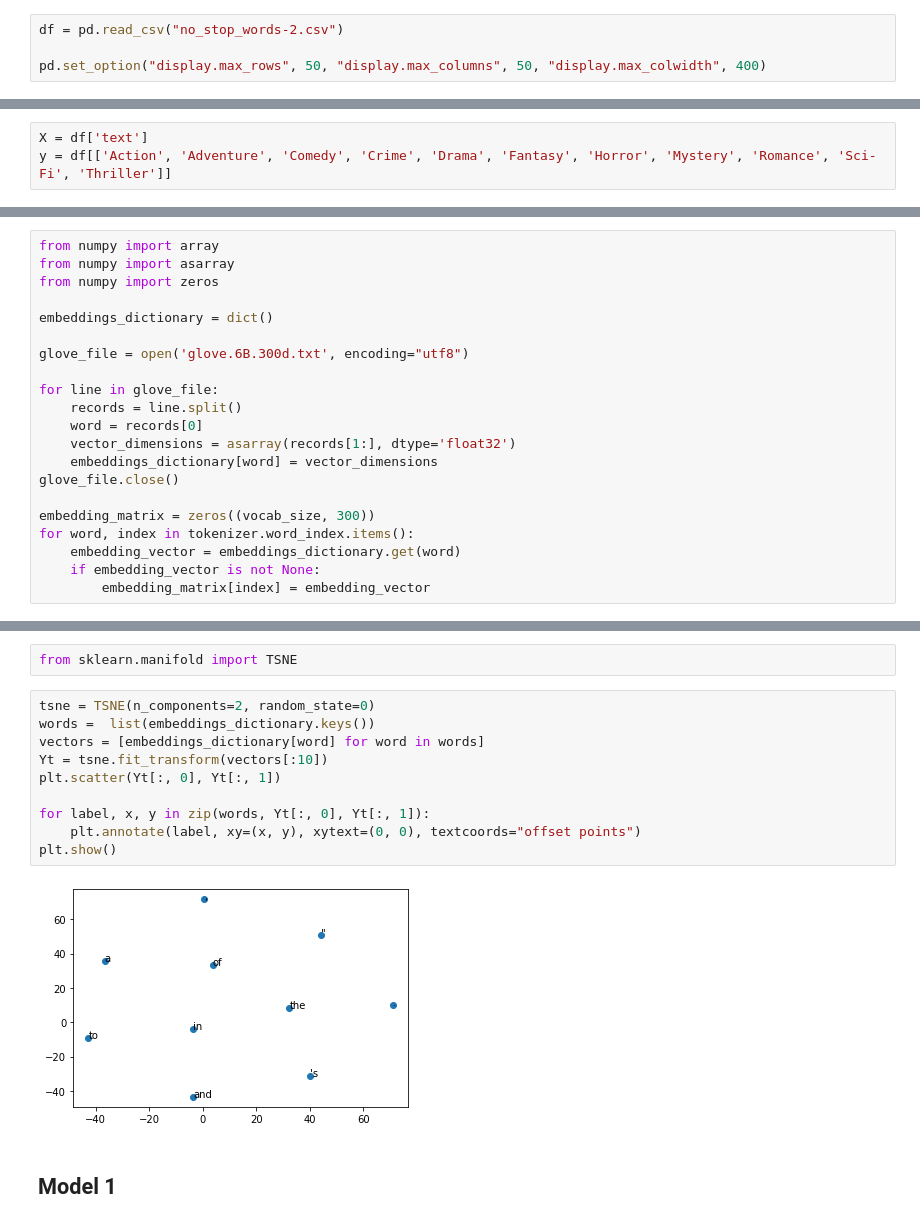
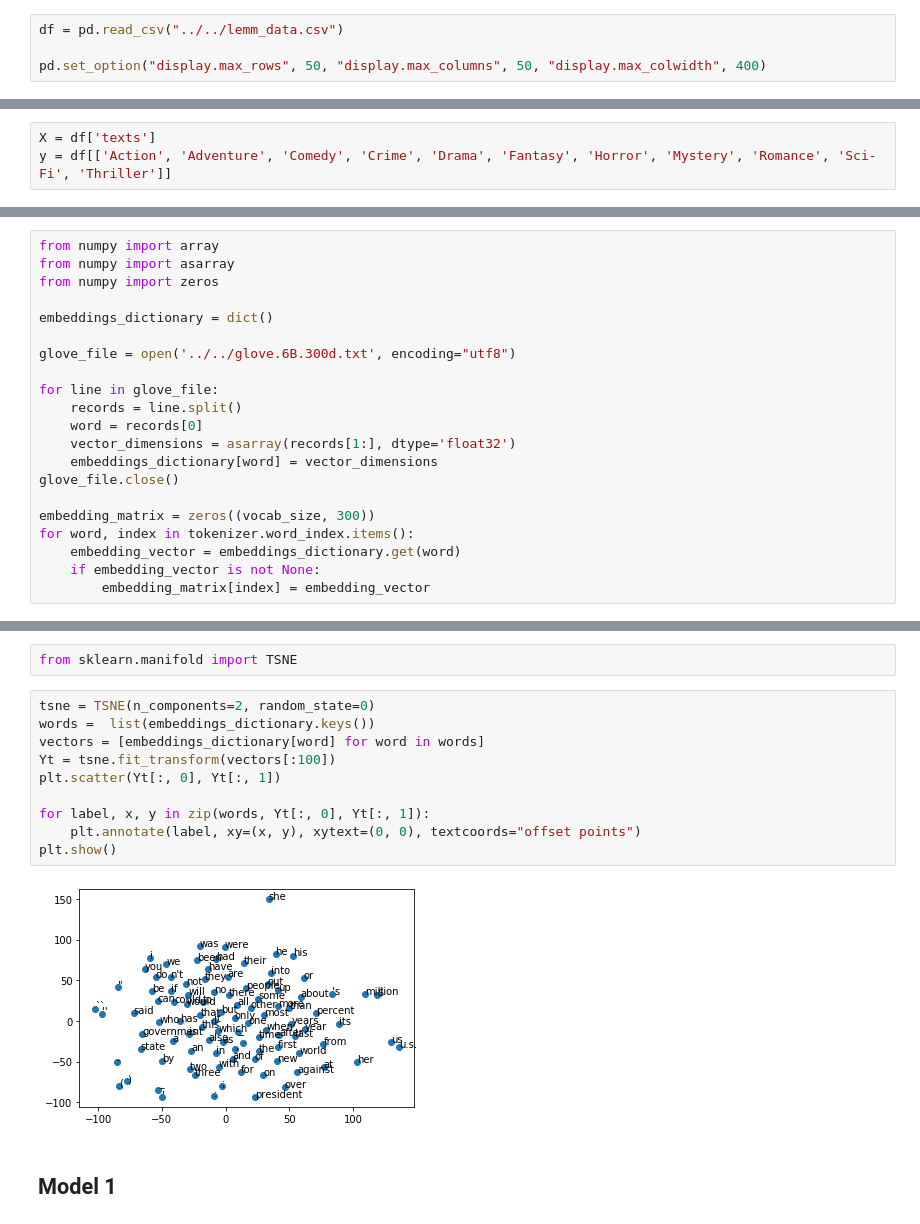
Before and after one commit to SWelbeck/NLP_genre_classification, a Jupyter notebook: Notebooks/Neural_Nets.ipynb, the cells around one changed output, grey strips where cells are left out. Cells and saved outputs as stored; diff of their text form.

```diff
--- a/Notebooks/Neural_Nets.ipynb
+++ b/Notebooks/Neural_Nets.ipynb
@@ -98,7 +101,7 @@ from keras.metrics import Accuracy, Precision, Recall, AUC
 # %% [output]
 Using TensorFlow backend.
 # %%
-df = pd.read_csv("no_stop_words-2.csv")
+df = pd.read_csv("../../lemm_data.csv")
 
 pd.set_option("display.max_rows", 50, "display.max_columns", 50, "display.max_colwidth", 400)
 # %%
@@ -113,5 +116,5 @@ df.head()
 # %% [markdown]
 ## Define X and y variables
 # %%
-X = df['text']
+X = df['texts']
 y = df[['Action', 'Adventure', 'Comedy', 'Crime', 'Drama', 'Fantasy', 'Horror', 'Mystery', 'Romance', 'Sci-Fi', 'Thriller']]
@@ -305,7 +324,7 @@ from numpy import zeros
 
 embeddings_dictionary = dict()
 
-glove_file = open('glove.6B.300d.txt', encoding="utf8")
+glove_file = open('../../glove.6B.300d.txt', encoding="utf8")
 
 for line in glove_file:
     records = line.split()
@@ -326,15 +345,15 @@ from sklearn.manifold import TSNE
 # %%
 tsne = TSNE(n_components=2, random_state=0)
 words =  list(embeddings_dictionary.keys())
 vectors = [embeddings_dictionary[word] for word in words]
-Yt = tsne.fit_transform(vectors[:10])
+Yt = tsne.fit_transform(vectors[:100])
 plt.scatter(Yt[:, 0], Yt[:, 1])
 
 for label, x, y in zip(words, Yt[:, 0], Yt[:, 1]):
     plt.annotate(label, xy=(x, y), xytext=(0, 0), textcoords="offset points")
 plt.show()
 # %% [output]
-[figure, old version]
+[figure, new version]
 # %% [markdown]
 ## Model 1
 # %%
```
Also changed, not shown: parts of 31 cells of this notebook, 5 other files.
